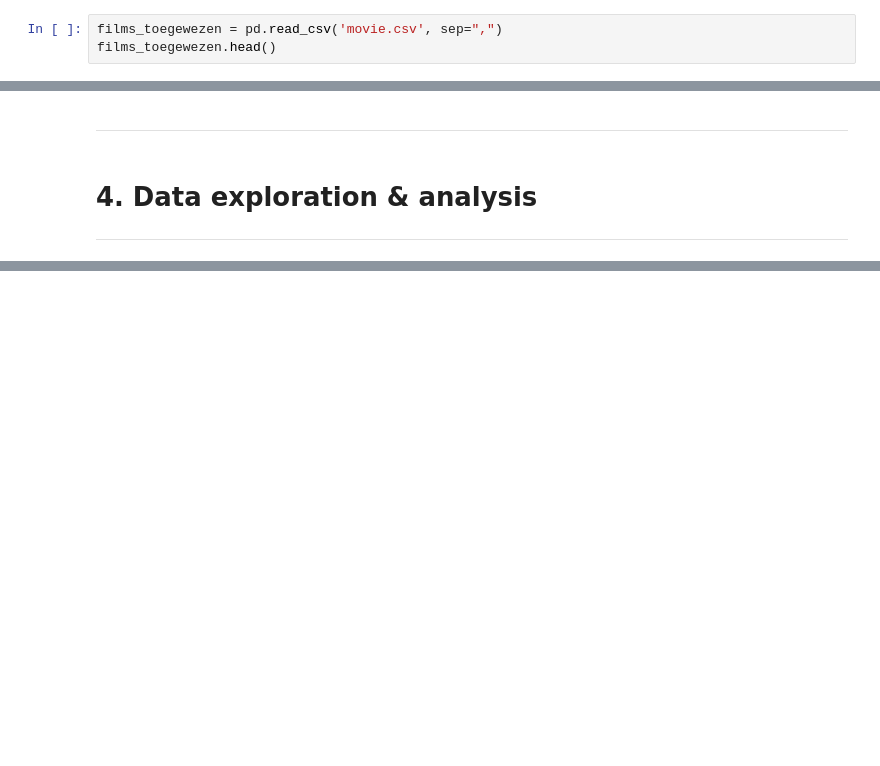
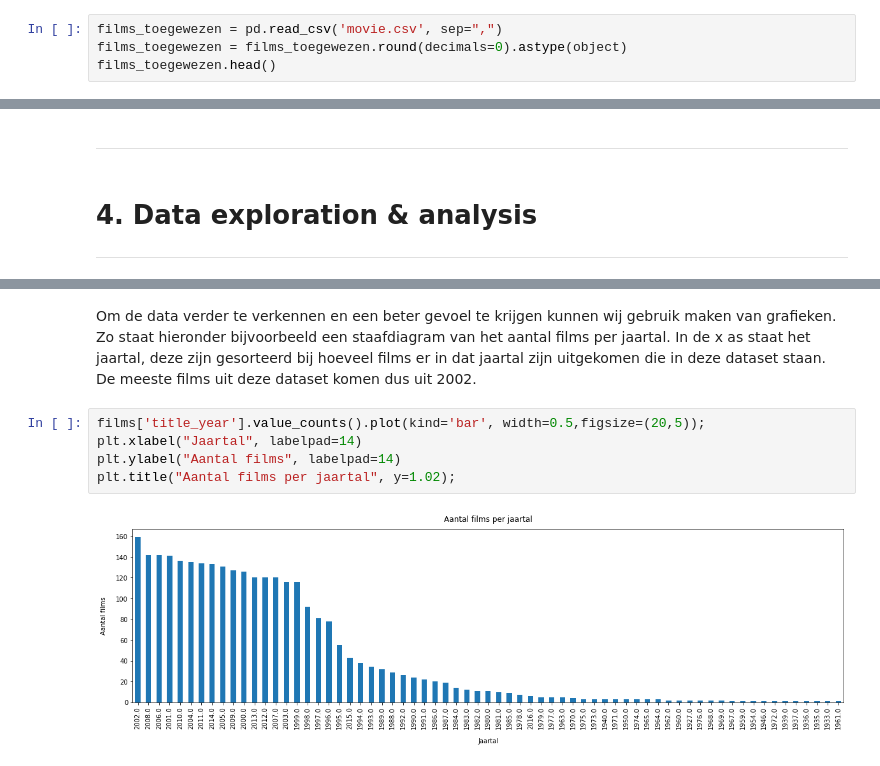
Before and after one commit to murrie030/data_science_groep6, a Jupyter notebook: films.ipynb, the cells around one changed output, grey strips where cells are left out. Cells and saved outputs as stored; diff of their text form; blank space fills up the shorter version.

```diff
--- a/films.ipynb
+++ b/films.ipynb
@@ -44,6 +48,7 @@ Vervolgens lezen we de eerste (toegewezen) dataset in. Hiervoor gebruiken we pan
 Aangezien de dataset erg groot is, laten we voor nu alleen de eerste 5 rijen zien. Dit doen we door een variabele "films_toegewezen" aan te maken en de dataset op te slaan als dataframe:
 # %%
 films_toegewezen = pd.read_csv('movie.csv', sep=",")
+films_toegewezen = films_toegewezen.round(decimals=0).astype(object)
 films_toegewezen.head()
 # %% [output]
 |  | color | director_name | num_critic_for_reviews | duration | director_facebook_likes | actor_3_facebook_likes | ... |
@@ -168,3 +175,12 @@ films.describe()
 | 50% | 134.000000 | 105.000000 | 65.000000 | 450.000000 | 1000.000000 | ... |
 | 75% | 219.000000 | 119.000000 | 241.000000 | 695.000000 | 13000.000000 | ... |
 | max | 775.000000 | 325.000000 | 23000.000000 | 23000.000000 | 640000.000000 | ... |
+# %% [markdown]
+Om de data verder te verkennen en een beter gevoel te krijgen kunnen wij gebruik maken van grafieken. Zo staat hieronder bijvoorbeeld een staafdiagram van het aantal films per jaartal. In de x as staat het jaartal, deze zijn gesorteerd bij hoeveel films er in dat jaartal zijn uitgekomen die in deze dataset staan. De meeste films uit deze dataset komen dus uit 2002.
+# %%
+films['title_year'].value_counts().plot(kind='bar', width=0.5,figsize=(20,5));
+plt.xlabel("Jaartal", labelpad=14)
+plt.ylabel("Aantal films", labelpad=14)
+plt.title("Aantal films per jaartal", y=1.02);
+# %% [output]
+[figure, added]
```
Also changed, not shown: parts of 3 cells of this notebook.
